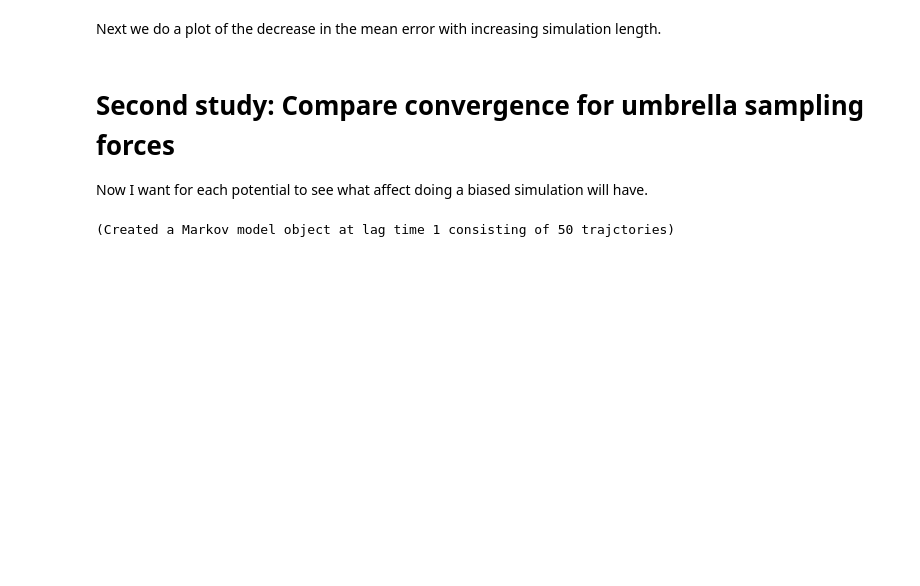
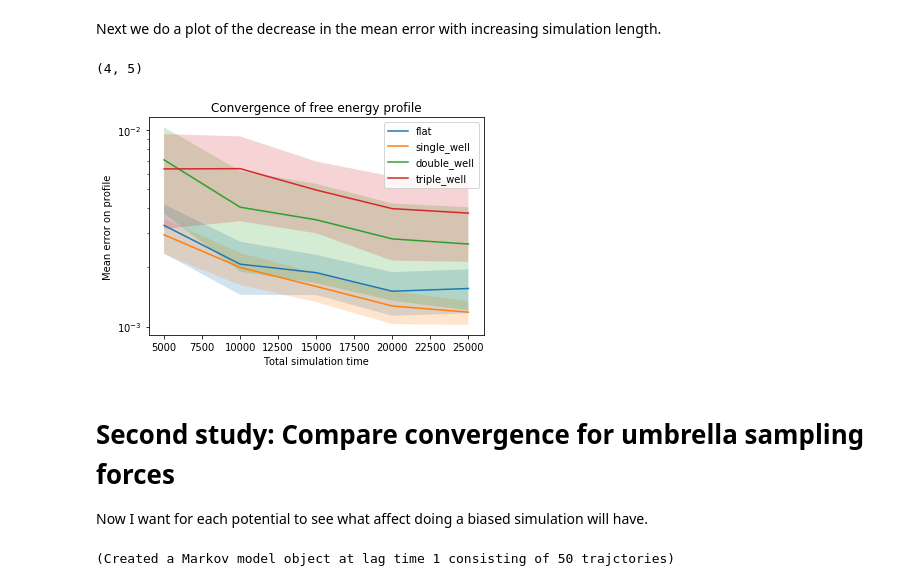
Before and after one commit to adamkells/NN_RC_identification, a Jupyter notebook: project.ipynb, the cells around one changed output. Cells and saved outputs as stored; diff of their text form; code cells hidden in the pictures; blank space fills up the shorter version.

```diff
--- a/project.ipynb
+++ b/project.ipynb
@@ -97,13 +115,19 @@ for b in barrier_types:
 Next we do a plot of the decrease in the mean error with increasing simulation length.
 # %%
 a=np.mean(list_b,2)
+err=np.std(list_b,2)
+print(np.shape(err))
 for count,vec in enumerate(a):
     plt.plot(simulation_lengths,vec,label=barrier_types[count])
+    plt.fill_between(simulation_lengths,vec-err[count],vec+err[count],alpha=0.2)
     plt.yscale('log')
     plt.legend()
     plt.xlabel('Total simulation time')
     plt.ylabel('Mean error on profile')
     plt.title('Convergence of free energy profile')
+# %% [output]
+(4, 5)
+[figure, added]
 # %% [markdown]
 # Second study: Compare convergence for umbrella sampling forces
 
```
Also changed, not shown: parts of 13 cells of this notebook, 4 other files.
